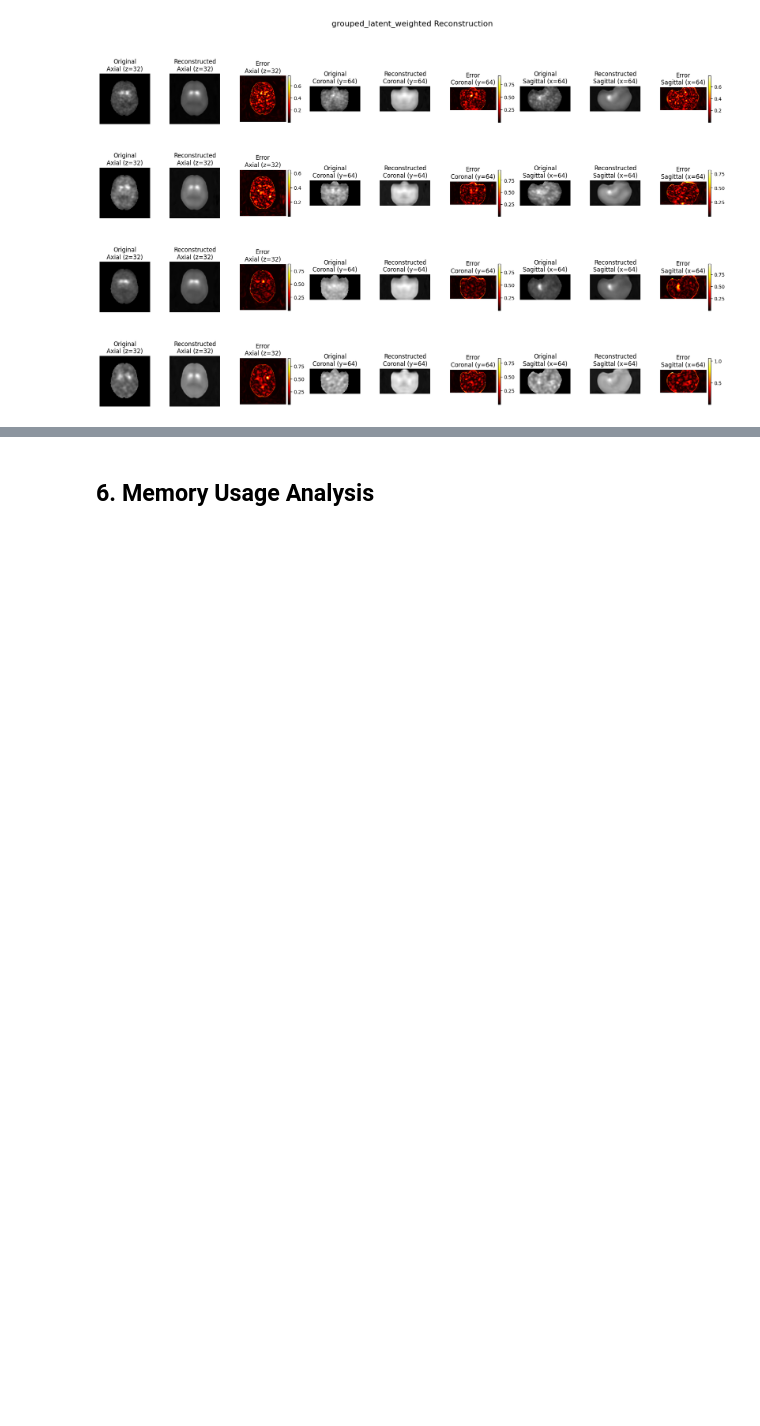
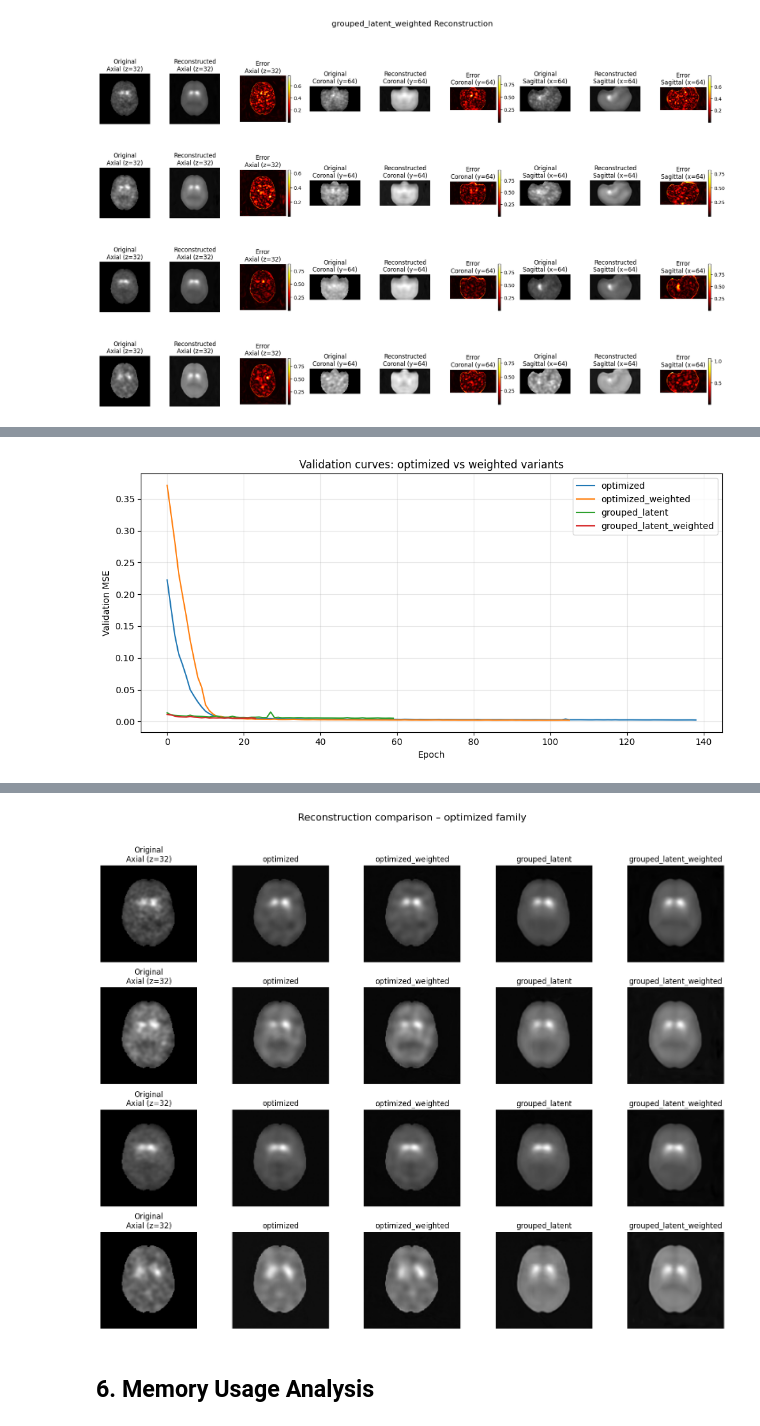
Before and after one commit to figoo210/unsupervised-parkinsons-imaging, a Jupyter notebook: autoencoder_optimization_experiments.ipynb, the cells around one changed output, grey strips where cells are left out. Cells and saved outputs as stored; diff of their text form; code cells hidden in the pictures; blank space fills up the shorter version.

```diff
--- a/autoencoder_optimization_experiments.ipynb
+++ b/autoencoder_optimization_experiments.ipynb
@@ -1213,0 +1280,41 @@ except Exception as e:
+# %%
+if not loaded_models:
+    print("Load the checkpoints above first; no models available for visualization.")
+else:
+    plt.figure(figsize=(10, 5))
+    for name, artifacts in loaded_models.items():
+        val_curve = artifacts["metadata"].get("val_losses", [])
+        if val_curve:
+            plt.plot(val_curve, label=name)
+    plt.xlabel("Epoch")
+    plt.ylabel("Validation MSE")
+    plt.title("Validation curves: optimized vs weighted variants")
+    plt.grid(alpha=0.3)
+    plt.legend()
+    plt.tight_layout()
+    plt.show()
+
+    sample_batch = next(iter(val_loader))
+    sample = sample_batch["volume"][:5].to(device)
+
+    reconstructions = []
+    labels = []
+    with torch.no_grad():
+        for name in CHECKPOINT_MODELS:
+            if name in loaded_models:
+                model = loaded_models[name]["model"]
+                model.eval()
+                recon = model(sample).cpu()
+                reconstructions.append(recon)
+                labels.append(name)
+
+    visualizer = ReconstructionVisualizer(output_dir=output_dir)
+    visualizer.visualize_multiple_reconstructions(
+        sample,
+        reconstructions,
+        labels,
+        title="Reconstruction comparison – optimized family",
+        save_path=os.path.join(output_dir, "optimized_family_recon.png")
+    )
+# %% [output]
+[figure, added]
@@ -1214,3 +1322,4 @@ except Exception as e:
+[figure, added]
 # %% [markdown]
 ## 6. Memory Usage Analysis
 # %%
```
Also changed, not shown: parts of 18 cells of this notebook, 1 other file.
